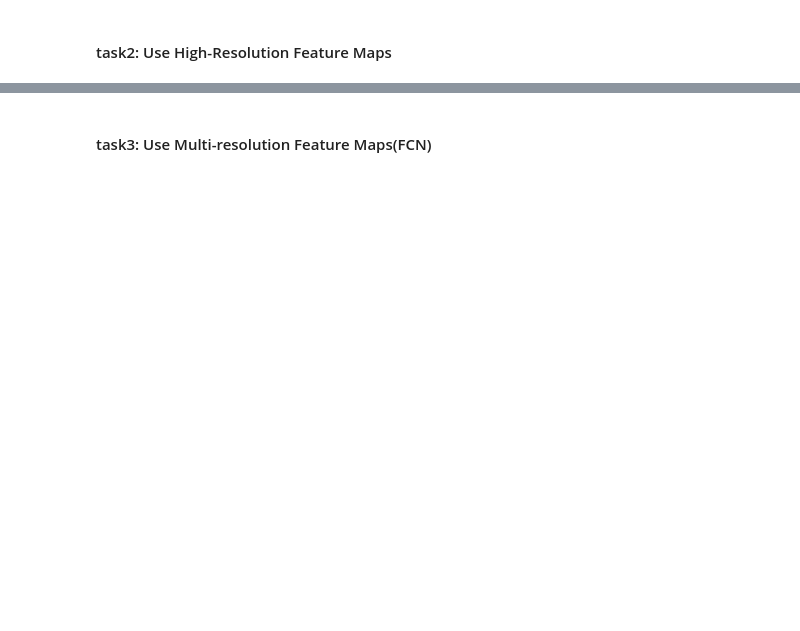
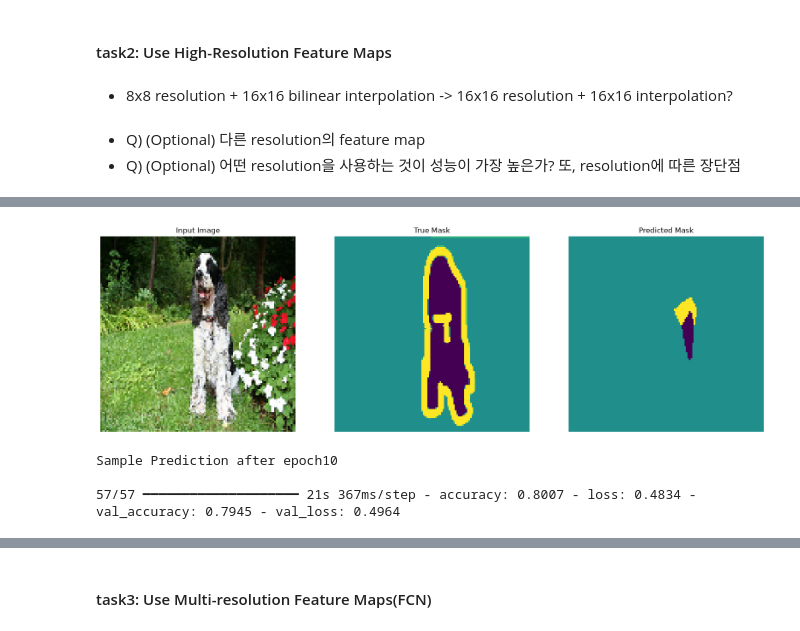
Before and after one commit to 02dumartin/ai-lab, a Jupyter notebook: segmentation/segmentaion_basic.ipynb, the cells around one changed output, grey strips where cells are left out. Saved outputs shown, nothing was run; the diff lists cells and outputs as text; code cells hidden in the pictures; blank space fills up the shorter version.

```diff
--- a/segmentation/segmentaion_basic.ipynb
+++ b/segmentation/segmentaion_basic.ipynb
@@ -437,2 +465,7 @@ show_predictions(test_dataset, 3)
 # %% [markdown]
 #### task2: Use High-Resolution Feature Maps
+# %% [markdown]
+* 8x8 resolution + 16x16 bilinear interpolation -> 16x16 resolution + 16x16 interpolation?
+# %% [markdown]
+* Q) (Optional) 다른 resolution의 feature map
+* Q) (Optional) 어떤 resolution을 사용하는 것이 성능이 가장 높은가? 또, resolution에 따른 장단점
@@ -438,0 +499,25 @@ show_predictions(test_dataset, 3)
+# %%
+results = {}
+histories = {}
+models = {}
+
+for idx, name in enumerate(layer_names):
+    model = build_for_resolution_model(idx)
+    model.compile(
+        optimizer='adam',
+        loss=tf.keras.losses.SparseCategoricalCrossentropy(from_logits=True),
+        metrics=['accuracy']
+    )
+    history = model.fit(
+        train_dataset,
+        epochs=EPOCHS,
+        steps_per_epoch=STEPS_PER_EPOCH,
+        validation_steps=VALIDATION_STEPS,
+        validation_data=test_dataset,
+        callbacks=[DisplayCallback()],
+    )
+    results[name] = history.history['val_accuracy'][-1]
+    histories[name] = history
+    models[name] = model
+    print(f"Model {name} trained over")
+# %% [output]
@@ -438,0 +525,4 @@ show_predictions(test_dataset, 3)
+[figure, added]
+Sample Prediction after epoch10
+
+57/57 ━━━━━━━━━━━━━━━━━━━━ 21s 367ms/step - accuracy: 0.8007 - loss: 0.4834 - val_accuracy: 0.7945 - val_loss: 0.4964
```
Also changed, not shown: parts of 44 cells of this notebook, 2 other files.
